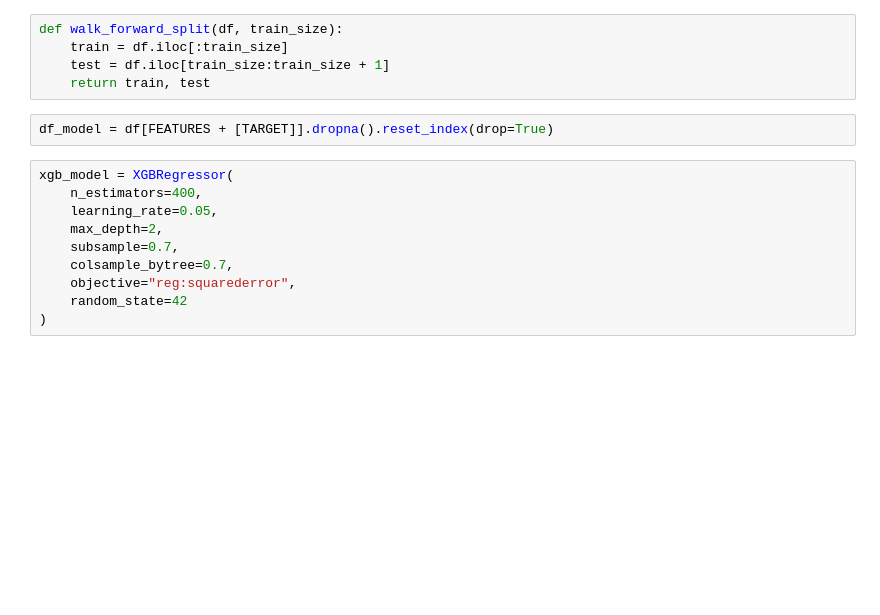
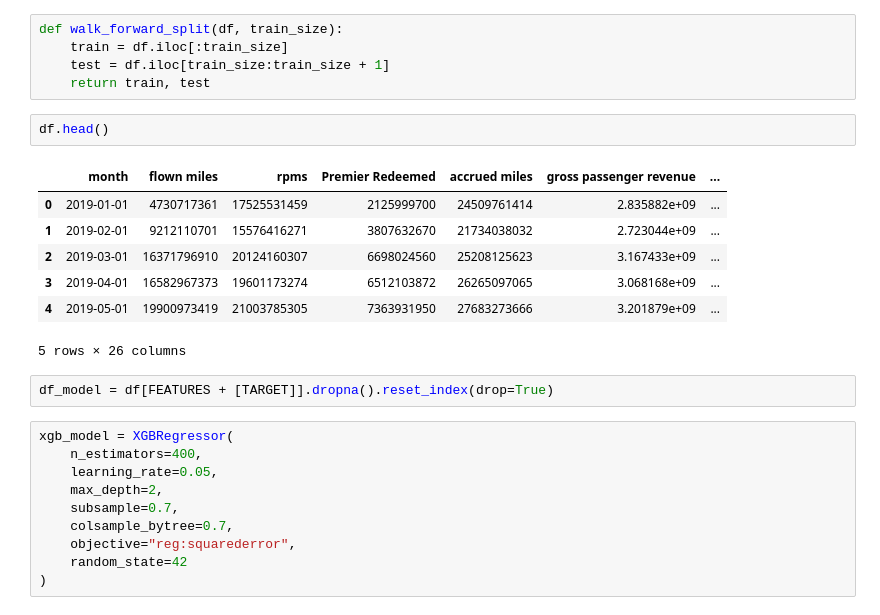
Before and after one commit to kkhushi03/Miles_Forecasting, a Jupyter notebook: Miles_Forecast_XGB/03_Miles_Forecasting.ipynb, the cells around one changed output. Drawn from its saved outputs; the diff is of its cells as text; blank space fills up the shorter version.

```diff
--- a/Miles_Forecast_XGB/03_Miles_Forecasting.ipynb
+++ b/Miles_Forecast_XGB/03_Miles_Forecasting.ipynb
@@ -97,6 +116,16 @@ def walk_forward_split(df, train_size):
     train = df.iloc[:train_size]
     test = df.iloc[train_size:train_size + 1]
     return train, test
+# %%
+df.head()
+# %% [output]
+|  | month | flown miles | rpms | Premier Redeemed | accrued miles | gross passenger revenue | ... |
+| 0 | 2019-01-01 | 4730717361 | 17525531459 | 2125999700 | 24509761414 | 2.835882e+09 | ... |
+| 1 | 2019-02-01 | 9212110701 | 15576416271 | 3807632670 | 21734038032 | 2.723044e+09 | ... |
+| 2 | 2019-03-01 | 16371796910 | 20124160307 | 6698024560 | 25208125623 | 3.167433e+09 | ... |
+| 3 | 2019-04-01 | 16582967373 | 19601173274 | 6512103872 | 26265097065 | 3.068168e+09 | ... |
+| 4 | 2019-05-01 | 19900973419 | 21003785305 | 7363931950 | 27683273666 | 3.201879e+09 | ... |
+5 rows × 26 columns
 # %%
 df_model = df[FEATURES + [TARGET]].dropna().reset_index(drop=True)
 # %%
```
Also changed, not shown: parts of 8 cells of this notebook, 1 other file.
